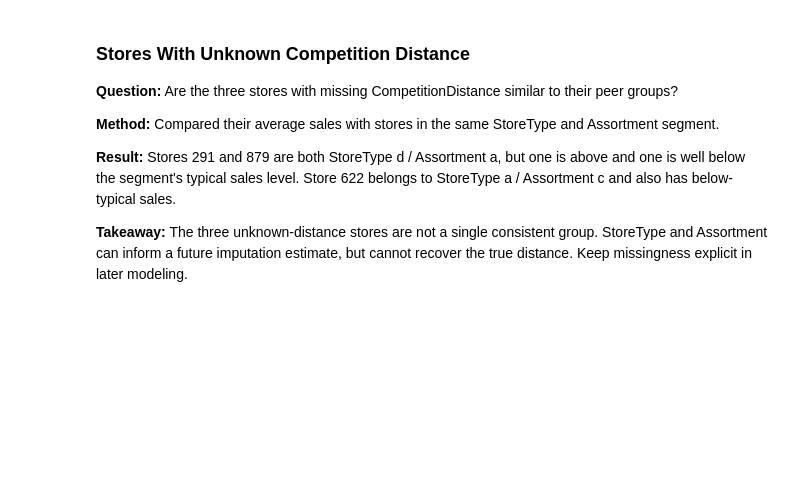
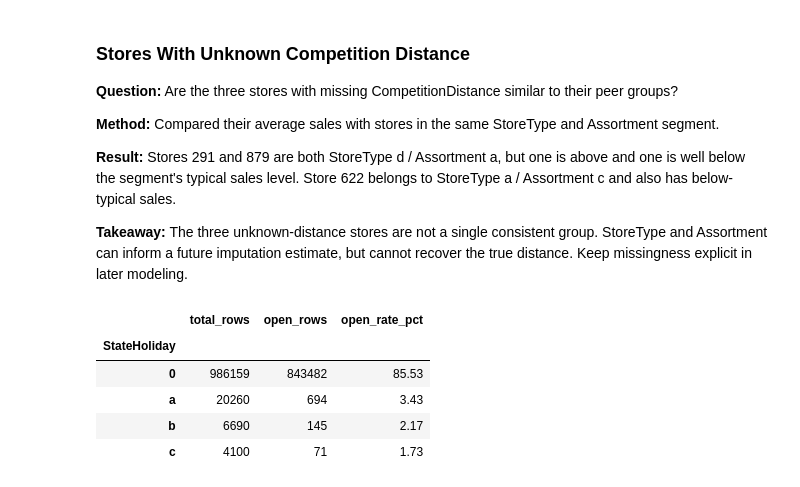
Before and after one commit to Aliraza-Amjad-Shaikh/demand-lens, a Jupyter notebook: notebooks/02_eda.ipynb, the cells around one changed output. Cells and saved outputs as stored; diff of their text form; code cells hidden in the pictures; blank space fills up the shorter version.

```diff
--- a/notebooks/02_eda.ipynb
+++ b/notebooks/02_eda.ipynb
@@ -417,0 +423,11 @@ comparison_by_segment
+# %%
+holiday_counts['open_rate_pct'] = (holiday_counts['open_rows'] / holiday_counts['total_rows'] * 100).round(2)
+
+holiday_counts
+# %% [output]
+|  | total_rows | open_rows | open_rate_pct |
+| StateHoliday |  |  |  |
+| 0 | 986159 | 843482 | 85.53 |
+| a | 20260 | 694 | 3.43 |
+| b | 6690 | 145 | 2.17 |
+| c | 4100 | 71 | 1.73 |
```
Also changed, not shown: parts of 7 cells of this notebook.
